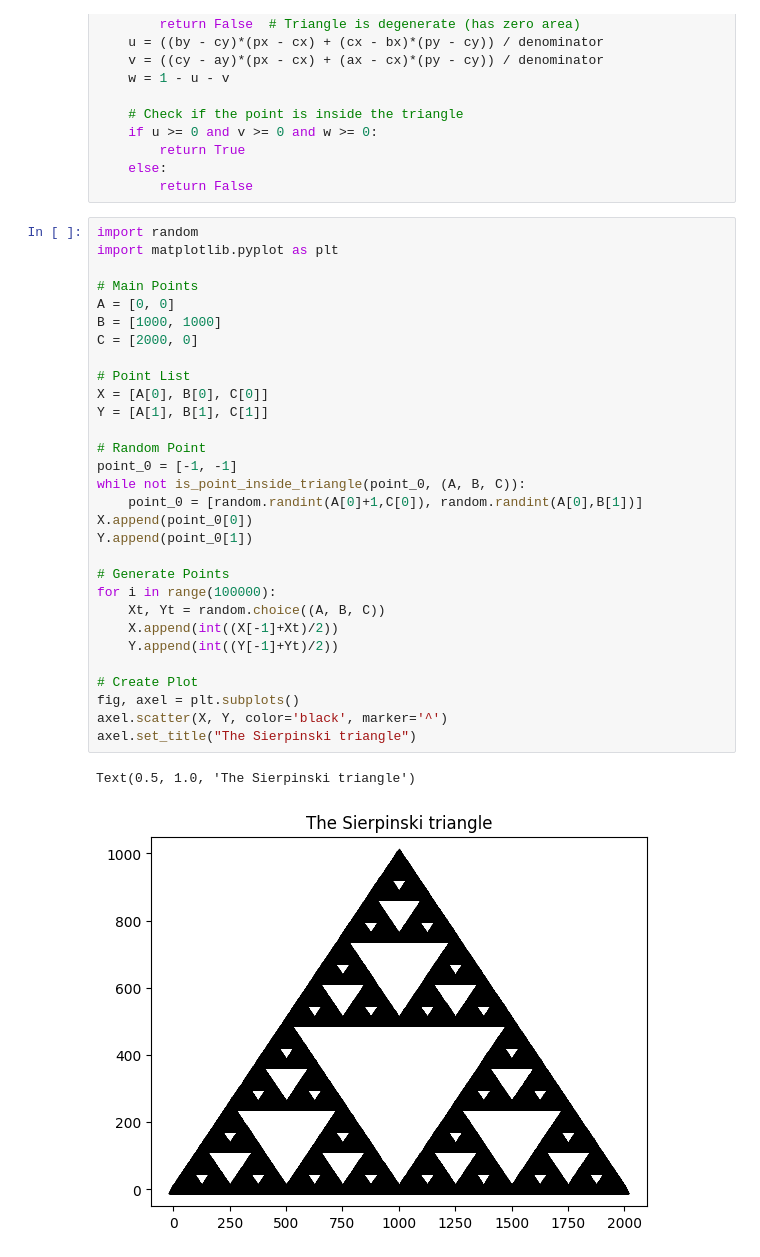
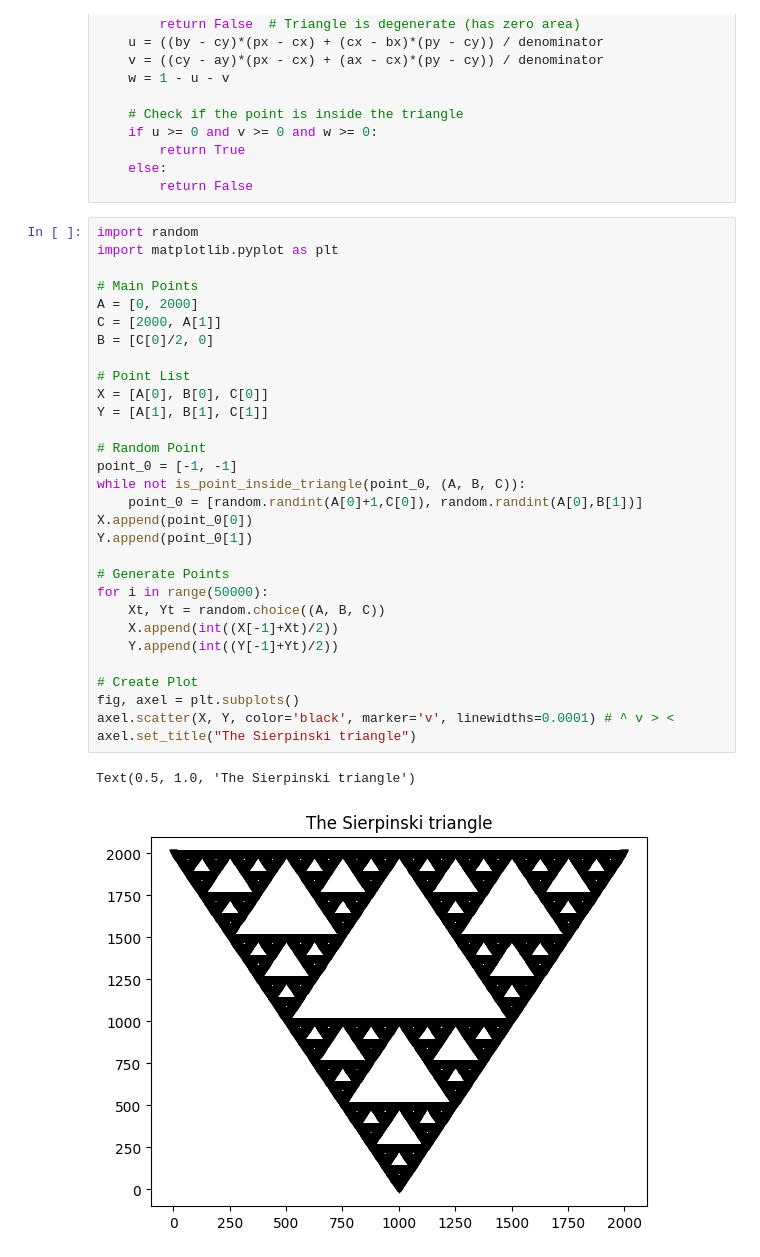
Before and after one commit to QuietXO/Booored, a Jupyter notebook: PyPlot/Fancy_Triangle_Pattern.ipynb, the cells around one changed output. Saved outputs shown, nothing was run; the diff lists cells and outputs as text.

```diff
--- a/PyPlot/Fancy_Triangle_Pattern.ipynb
+++ b/PyPlot/Fancy_Triangle_Pattern.ipynb
@@ -37,33 +37,33 @@ def is_point_inside_triangle(point, triangle):
 # %%
 import random
 import matplotlib.pyplot as plt
 
 # Main Points
-A = [0, 0]
-B = [1000, 1000]
-C = [2000, 0]
+A = [0, 2000]
+C = [2000, A[1]]
+B = [C[0]/2, 0]
 
 # Point List
 X = [A[0], B[0], C[0]]
 Y = [A[1], B[1], C[1]]
 
 # Random Point
 point_0 = [-1, -1]
 while not is_point_inside_triangle(point_0, (A, B, C)):
     point_0 = [random.randint(A[0]+1,C[0]), random.randint(A[0],B[1])]
 X.append(point_0[0])
 Y.append(point_0[1])
 
 # Generate Points
-for i in range(100000):
+for i in range(50000):
     Xt, Yt = random.choice((A, B, C))
     X.append(int((X[-1]+Xt)/2))
     Y.append(int((Y[-1]+Yt)/2))
 
 # Create Plot
 fig, axel = plt.subplots()
-axel.scatter(X, Y, color='black', marker='^')
+axel.scatter(X, Y, color='black', marker='v', linewidths=0.0001) # ^ v > <
 axel.set_title("The Sierpinski triangle")
 # %% [output]
 Text(0.5, 1.0, 'The Sierpinski triangle')
-[figure, old version]
+[figure, new version]
```
